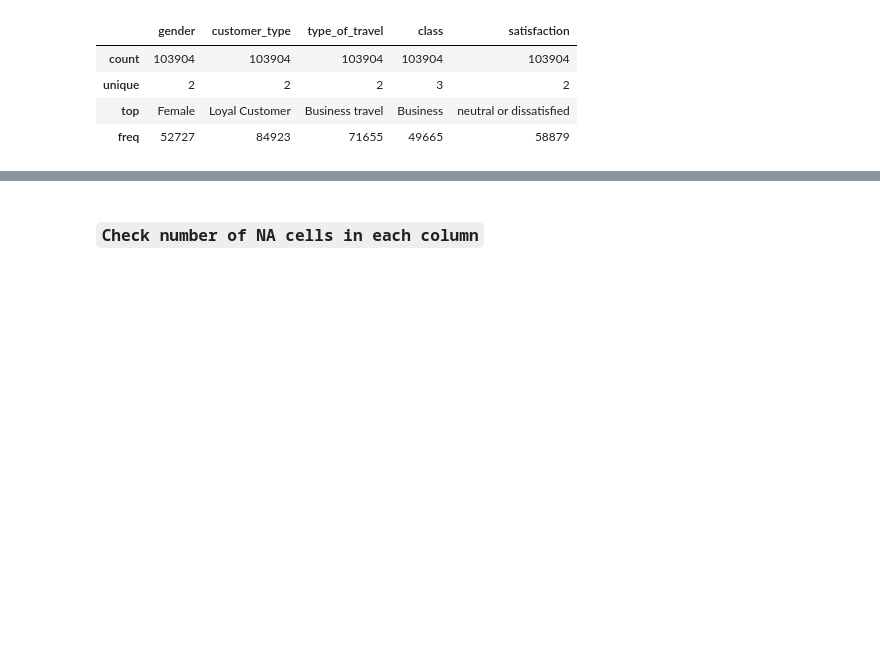
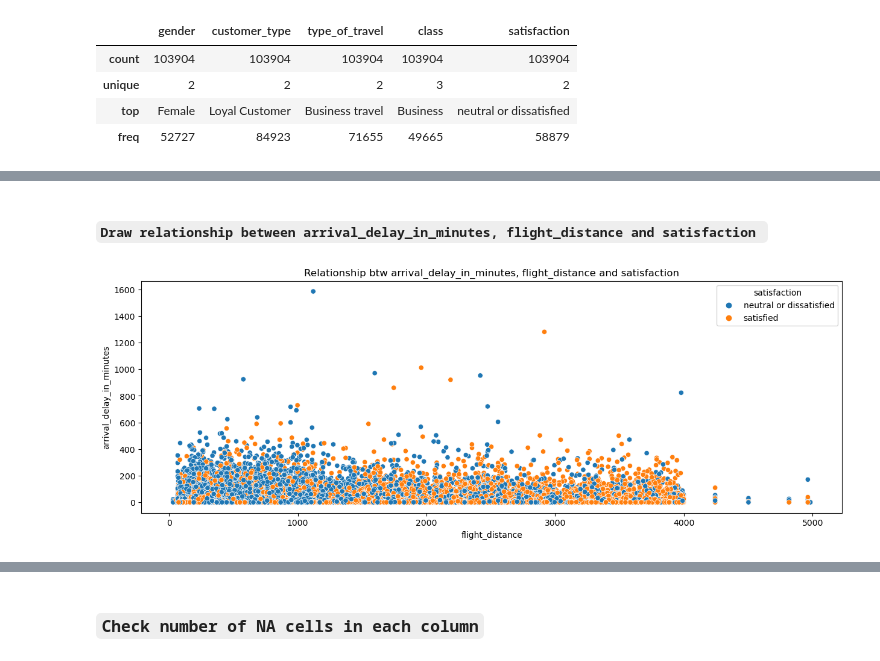
Before and after one commit to aahmedsherif/AirlinePassengerSatisfaction, a Jupyter notebook: script.ipynb, the cells around one changed output, grey strips where cells are left out. Cells and saved outputs as stored; diff of their text form; code cells hidden in the pictures; blank space fills up the shorter version.

```diff
--- a/script.ipynb
+++ b/script.ipynb
@@ -88,0 +164,9 @@ df.describe(include=['O'])
+# %% [markdown]
+#### `Draw relationship between arrival_delay_in_minutes, flight_distance and satisfaction `
+# %%
+plt.figure(figsize=(15,5))
+sns.scatterplot(data=df, y='arrival_delay_in_minutes', x='flight_distance', hue='satisfaction')
+plt.title('Relationship btw arrival_delay_in_minutes, flight_distance and satisfaction')
+plt.show()
+# %% [output]
+[figure, added]
```
Also changed, not shown: parts of 33 cells of this notebook.
